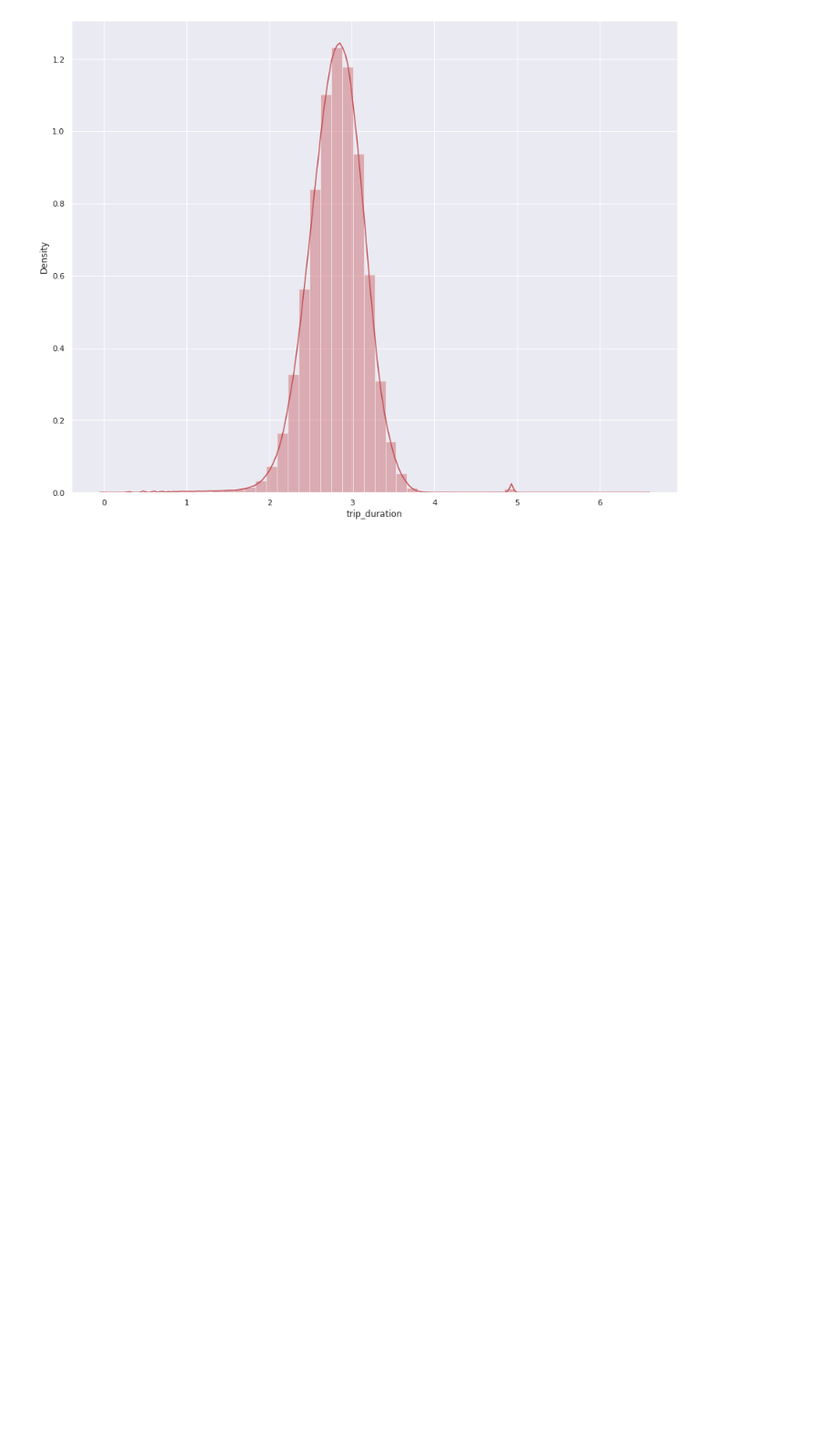
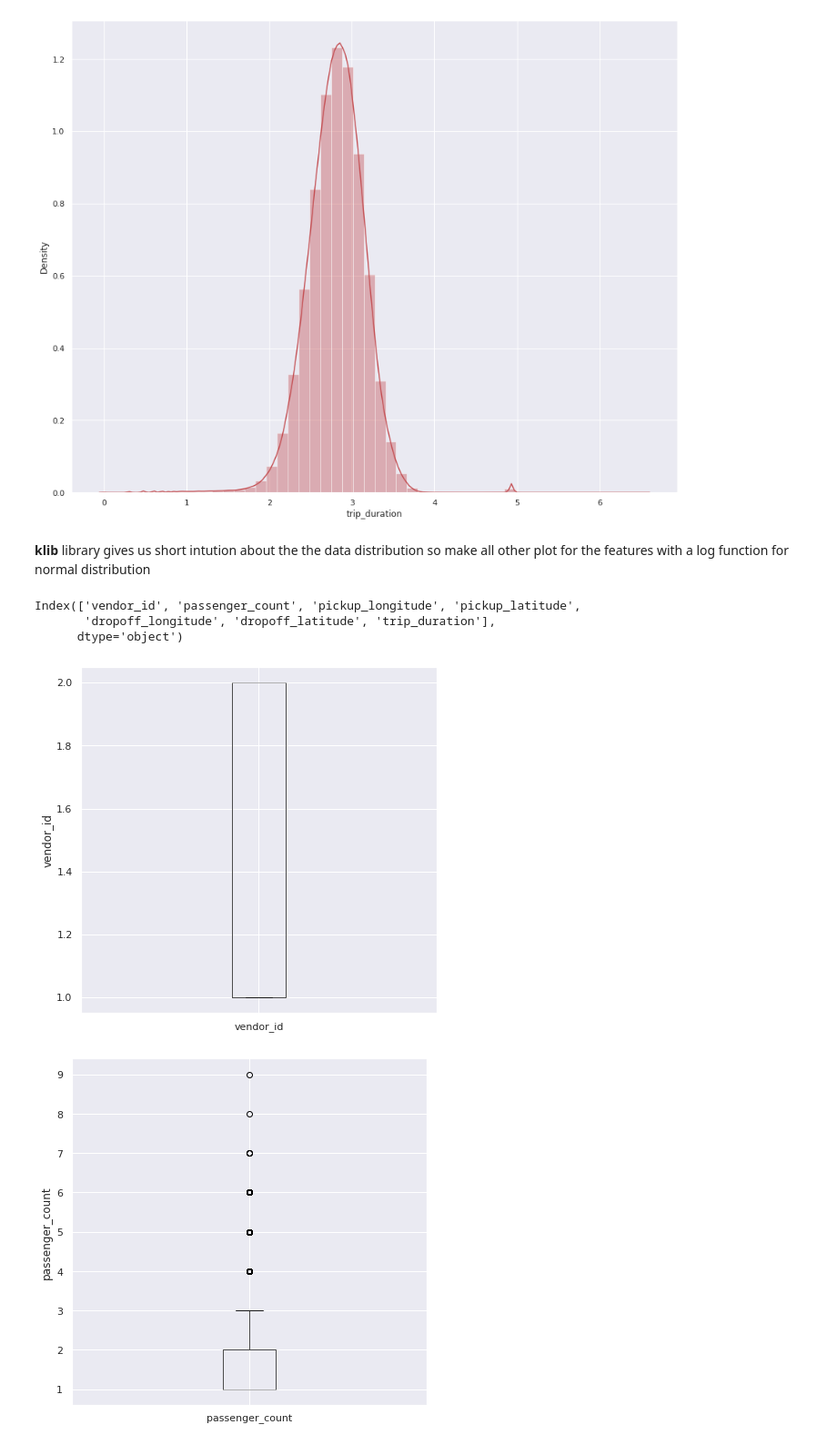
Before and after one commit to Creatrohit9/2-CAPSTON-ROHIT-BHADAURIYA-NYC-TAXI-TRIP-TIME-PRIDICTION, a Jupyter notebook: NYC_TAXI_TRIP_TIME_PRIDICTION_ROHITBHADAURIYA_2_Capstone_Project.ipynb, the cells around one changed output. Shown at 91% size. Drawn from its saved outputs; the diff is of its cells as text; code cells hidden in the pictures; blank space fills up the shorter version.

Commit message:
Commit for box plot for all feature

```diff
--- a/NYC_TAXI_TRIP_TIME_PRIDICTION_ROHITBHADAURIYA_2_Capstone_Project.ipynb
+++ b/NYC_TAXI_TRIP_TIME_PRIDICTION_ROHITBHADAURIYA_2_Capstone_Project.ipynb
@@ -272,3 +276,23 @@ sns.distplot(np.log10(taxi_df['trip_duration']),color='R')
 # %% [output]
 <matplotlib.axes._subplots.AxesSubplot at 0x...>
 [figure]
+# %% [markdown]
+**klib** library gives us short intution about the the data distribution so make all other plot for the features with a log function for normal distribution
+# %%
+numeric_feature=taxi_df.describe().columns
+numeric_feature
+# %% [output]
+Index(['vendor_id', 'passenger_count', 'pickup_longitude', 'pickup_latitude',
+       'dropoff_longitude', 'dropoff_latitude', 'trip_duration'],
+      dtype='object')
+# %%
+# for all feature distribution bar plot with log
+for col in numeric_feature:
+  fig=plt.figure(figsize=(7,7))
+  ax=fig.gca()
+  taxi_df.boxplot(column= col, ax=ax)
+  ax.set_ylabel(col)
+plt.show()
+# %% [output]
+[figure, added]
+[figure, added]
```
Also changed, not shown: parts of 4 cells of this notebook.
